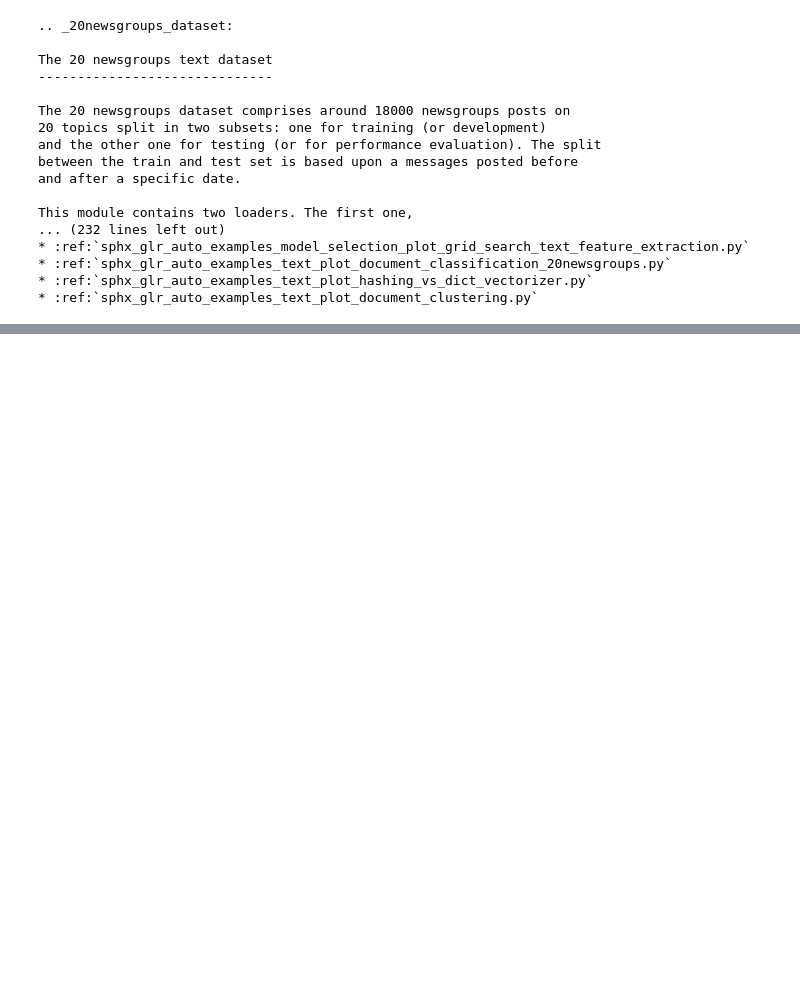
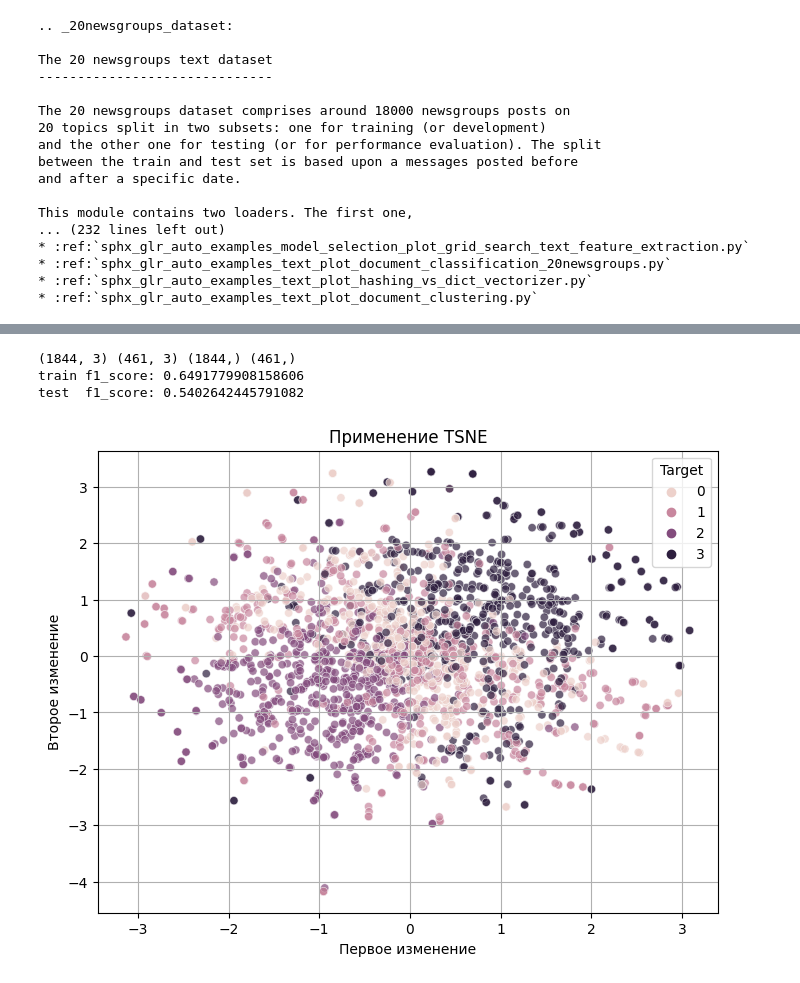
Before and after one commit to alexpgb/Python_DS_2024, a Jupyter notebook: S9/Python_DS_2024_S9_HW.ipynb, the cells around one changed output, grey strips where cells are left out. Saved outputs shown, nothing was run; the diff lists cells and outputs as text; code cells hidden in the pictures; blank space fills up the shorter version.

```diff
--- a/S9/Python_DS_2024_S9_HW.ipynb
+++ b/S9/Python_DS_2024_S9_HW.ipynb
@@ -84,0 +242,47 @@ df = pd.DataFrame(data=data.data, columns='News', )
+# %%
+# Снижение размерности с применением алгоритма t-SNE
+tsne = TSNE(n_components=3, random_state=42, init="random")
+X_tsne = tsne.fit_transform(features)
+X_tsne.shape
+
+X_train, X_test, y_train, y_test = train_test_split(X_tsne, df['Target'], train_size=0.8, random_state=42)
+print(X_train.shape, X_test.shape, y_train.shape, y_test.shape)
+# model = RandomForestClassifier(n_estimators = 50, max_depth=6, min_samples_split=2, min_samples_leaf=2, n_jobs=-1)
+model.fit(X_train,y_train)
+y_train_pred = model.predict(X_train)
+y_test_pred = model.predict(X_test)
+print(f'train f1_score: {f1_score(y_train, y_train_pred, average="macro" )}')
+print(f'test  f1_score: {f1_score(y_test, y_test_pred, average="macro")}')
+
+# Как выяснилось опытным путем:
+# - стандартные варианты настройки init="pca" не может быть прменен к разреженной матрице, которую мы получил в результате векторизации
+# - параметр n_components=3 может иметь значение не более чем 3. Поэтому полноценного сравнения с предыдущим экспериментом, где размерность была снижена до 15 признаков не получится.
+# Наблюдаем существенное ухудшение метрик на тренировочной и тестовой выборке по сравнению с алгоритмом PCA
+# Возможные причины:
+# - количество признаков получившегося датасета по алгоритму t-SNE передают меньшую информацию по сравнению с датасетом, полученным по алгоритму PCA
+# - изначально алгоритм t-SNE предназначен для снижения размерности в целях визуализации.
+# %% [output]
+(1844, 3) (461, 3) (1844,) (461,)
+train f1_score: 0.6491779908158606
+test  f1_score: 0.5402642445791082
+# %%
+# визуализация результатов t-SNE
+
+# scaler_quantile = QuantileTransformer()
+# Провел эксперимент с масштабированием признаков: визуализация получилось хуже
+
+tsne_2 = TSNE(n_components=2, random_state=42, init="random")
+X_tsne_2 = tsne_2.fit_transform(features.copy())
+# X_tsne_2 = tsne_2.fit_transform(scaler_quantile.fit_transform(features.copy()))
+# X_pca_2.shape
+plt.figure(figsize=(8, 6))
+sns.scatterplot(x=X_tsne_2[:, 0], y=X_tsne_2[:, 1], hue=df['Target'], alpha=0.7)
+plt.xlabel('Первое изменение')
+plt.ylabel('Второе изменение')
+plt.title('Применение TSNE')
+plt.grid(True)
+plt.show()
+# Наблюдаем разделение чуть лучше, чем при использовании алгоритма PCA. Можно сказать, что классы с меткой 2, 3 хорошо отделены, классы с метками 0, 1 сконцентированы
+# в точке с координатами 0,0 и разделены слабо.
+# %% [output]
+[figure, added]
```
Also changed, not shown: parts of 33 cells of this notebook.
